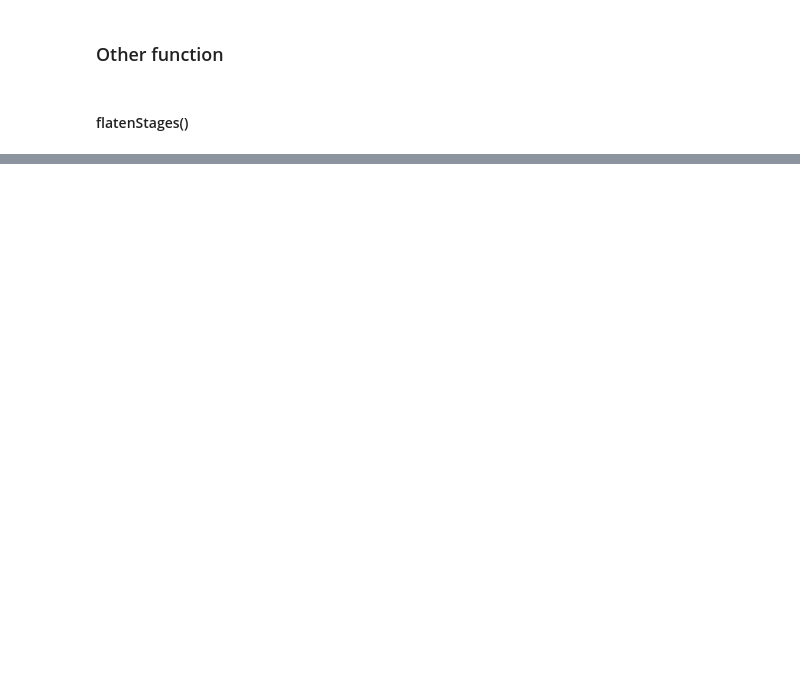
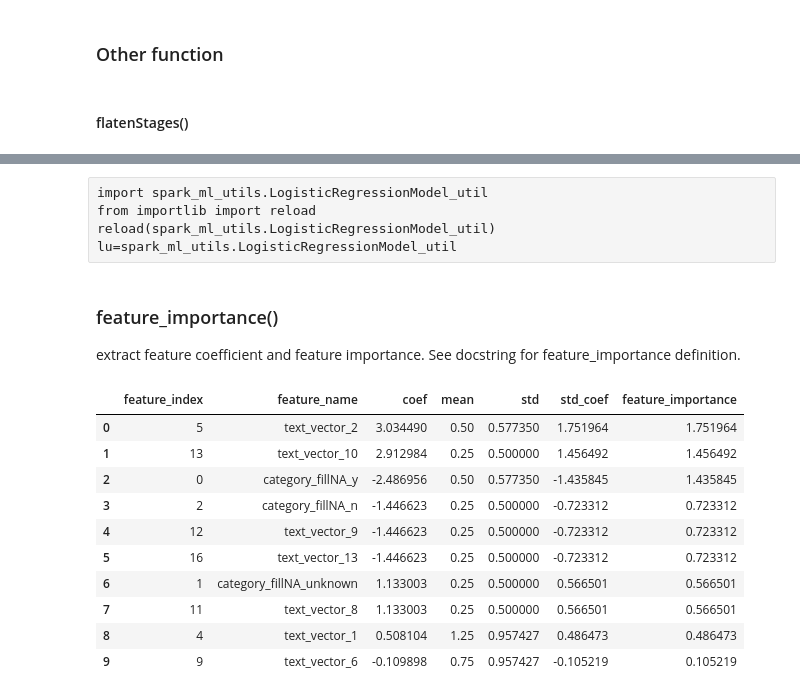
Before and after one commit to xinyongtian/py_spark_ml_utils, a Jupyter notebook: demo.ipynb, the cells around one changed output, grey strips where cells are left out. Saved outputs shown, nothing was run; the diff lists cells and outputs as text; code cells hidden in the pictures; blank space fills up the shorter version.

```diff
--- a/readme.ipynb
+++ b/demo.ipynb
@@ -205,0 +215,2 @@ obj=HashingTF(numFeatures=16,outputCol="text_vector",inputCol="words")
+# %%
+lrm=model.stages[3]
@@ -254,0 +293,24 @@ ZeroDivisionError: 0.0 cannot be raised to a negative power
+# %% [raw]
+import spark_ml_utils.LogisticRegressionModel_util
+from importlib import reload
+reload(spark_ml_utils.LogisticRegressionModel_util)
+lu=spark_ml_utils.LogisticRegressionModel_util
+# %% [markdown]
+### feature_importance()
+extract feature coefficient and feature importance. See docstring for feature_importance definition.
+# %%
+lu.feature_importance(lrm_model=lrm
+                      , trainDF=training_pred, trainFeatures='features'
+                      , nonzero_only=True )
+# %% [output]
+|  | feature_index | feature_name | coef | mean | std | std_coef | feature_importance |
+| 0 | 5 | text_vector_2 | 3.034490 | 0.50 | 0.577350 | 1.751964 | 1.751964 |
+| 1 | 13 | text_vector_10 | 2.912984 | 0.25 | 0.500000 | 1.456492 | 1.456492 |
+| 2 | 0 | category_fillNA_y | -2.486956 | 0.50 | 0.577350 | -1.435845 | 1.435845 |
+| 3 | 2 | category_fillNA_n | -1.446623 | 0.25 | 0.500000 | -0.723312 | 0.723312 |
+| 4 | 12 | text_vector_9 | -1.446623 | 0.25 | 0.500000 | -0.723312 | 0.723312 |
+| 5 | 16 | text_vector_13 | -1.446623 | 0.25 | 0.500000 | -0.723312 | 0.723312 |
+| 6 | 1 | category_fillNA_unknown | 1.133003 | 0.25 | 0.500000 | 0.566501 | 0.566501 |
+| 7 | 11 | text_vector_8 | 1.133003 | 0.25 | 0.500000 | 0.566501 | 0.566501 |
+| 8 | 4 | text_vector_1 | 0.508104 | 1.25 | 0.957427 | 0.486473 | 0.486473 |
+| 9 | 9 | text_vector_6 | -0.109898 | 0.75 | 0.957427 | -0.105219 | 0.105219 |
```
Also changed, not shown: parts of 50 cells of this notebook, 3 other files.
